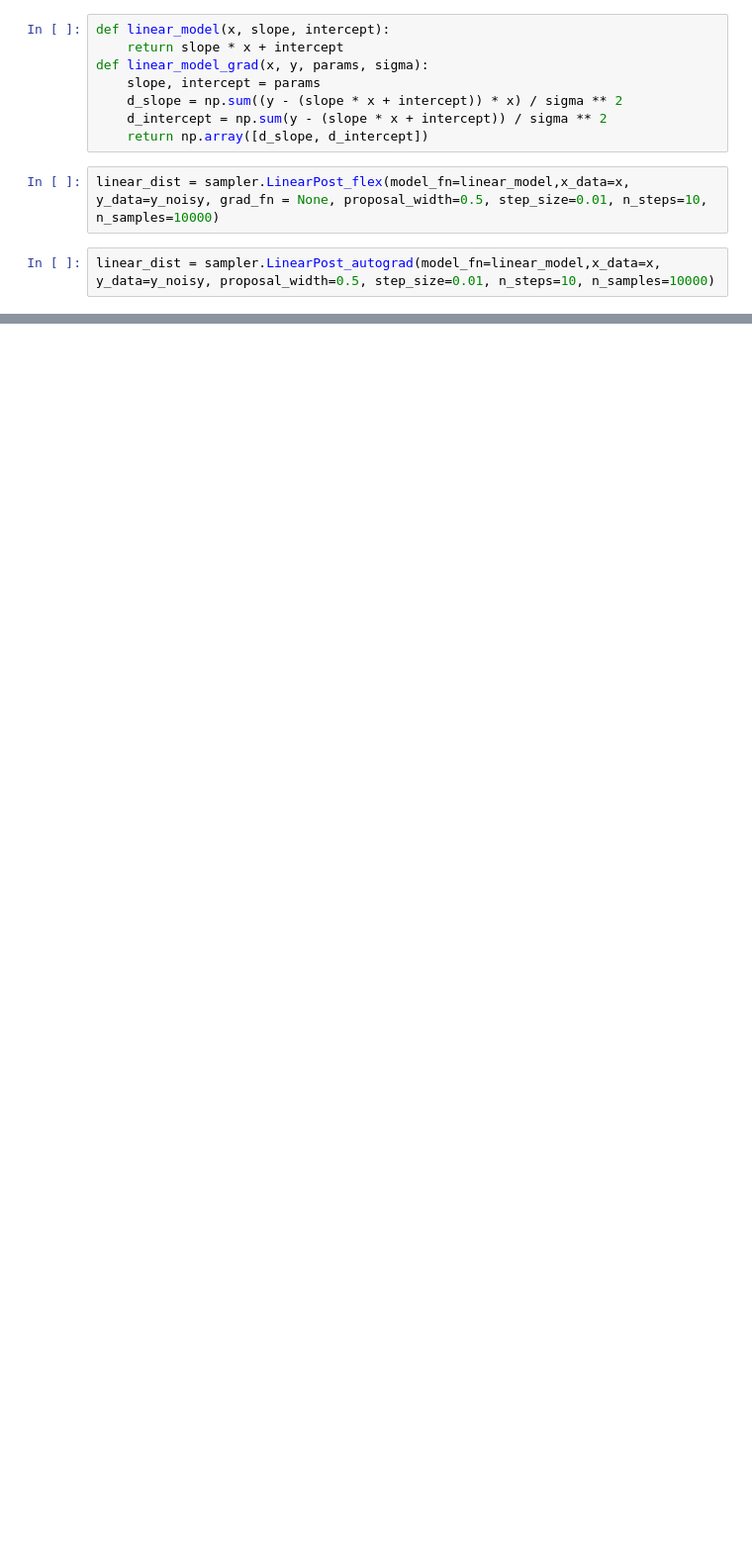
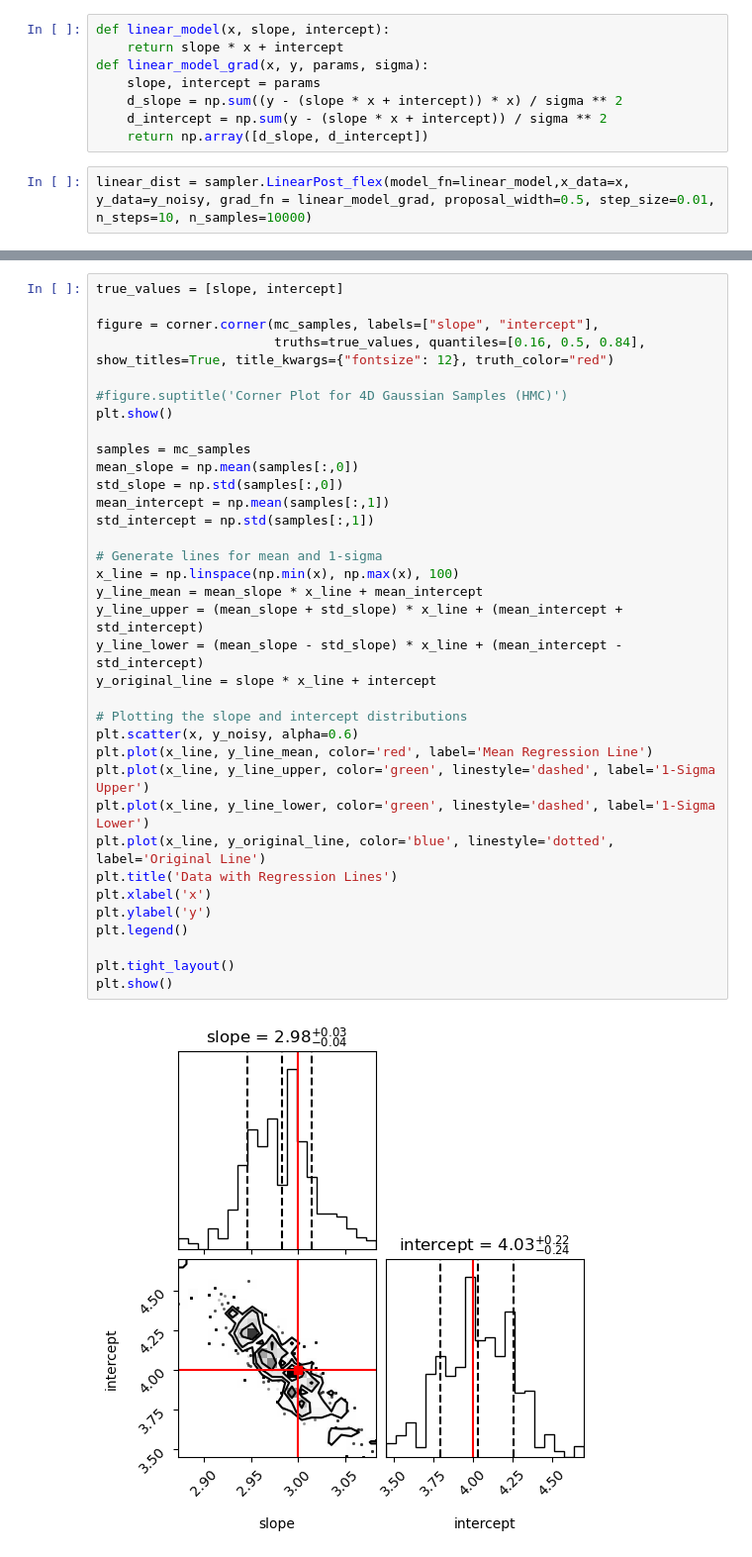
Before and after one commit to s-Sayan/CosmoHMC, a Jupyter notebook: examples/demo_linear.ipynb, the cells around one changed output, grey strips where cells are left out. Shown at 99% size. Saved outputs shown, nothing was run; the diff lists cells and outputs as text; blank space fills up the shorter version.

```diff
--- a/examples/demo_linear.ipynb
+++ b/examples/demo_linear.ipynb
@@ -45,9 +45,7 @@ def linear_model_grad(x, y, params, sigma):
     d_intercept = np.sum(y - (slope * x + intercept)) / sigma ** 2
     return np.array([d_slope, d_intercept])
 # %%
-linear_dist = sampler.LinearPost_flex(model_fn=linear_model,x_data=x, y_data=y_noisy, grad_fn = None, proposal_width=0.5, step_size=0.01, n_steps=10, n_samples=10000)
+linear_dist = sampler.LinearPost_flex(model_fn=linear_model,x_data=x, y_data=y_noisy, grad_fn = linear_model_grad, proposal_width=0.5, step_size=0.01, n_steps=10, n_samples=10000)
-# %%
-linear_dist = sampler.LinearPost_autograd(model_fn=linear_model,x_data=x, y_data=y_noisy, proposal_width=0.5, step_size=0.01, n_steps=10, n_samples=10000)
 # %%
 burnin = 1000
 mc_samples, acc_mc = linear_dist.mcmc_sample()
@@ -205,0 +61,37 @@ plt.show()
+# %%
+true_values = [slope, intercept]
+
+figure = corner.corner(mc_samples, labels=["slope", "intercept"],
+                       truths=true_values, quantiles=[0.16, 0.5, 0.84], show_titles=True, title_kwargs={"fontsize": 12}, truth_color="red")
+
+#figure.suptitle('Corner Plot for 4D Gaussian Samples (HMC)')
+plt.show()
+
+samples = mc_samples
+mean_slope = np.mean(samples[:,0])
+std_slope = np.std(samples[:,0])
+mean_intercept = np.mean(samples[:,1])
+std_intercept = np.std(samples[:,1])
+
+# Generate lines for mean and 1-sigma
+x_line = np.linspace(np.min(x), np.max(x), 100)
+y_line_mean = mean_slope * x_line + mean_intercept
+y_line_upper = (mean_slope + std_slope) * x_line + (mean_intercept + std_intercept)
+y_line_lower = (mean_slope - std_slope) * x_line + (mean_intercept - std_intercept)
+y_original_line = slope * x_line + intercept
+
+# Plotting the slope and intercept distributions
+plt.scatter(x, y_noisy, alpha=0.6)
+plt.plot(x_line, y_line_mean, color='red', label='Mean Regression Line')
+plt.plot(x_line, y_line_upper, color='green', linestyle='dashed', label='1-Sigma Upper')
+plt.plot(x_line, y_line_lower, color='green', linestyle='dashed', label='1-Sigma Lower')
+plt.plot(x_line, y_original_line, color='blue', linestyle='dotted', label='Original Line')
+plt.title('Data with Regression Lines')
+plt.xlabel('x')
+plt.ylabel('y')
+plt.legend()
+
+plt.tight_layout()
+plt.show()
+# %% [output]
+[figure, added]
```
Also changed, not shown: parts of 11 cells of this notebook.
